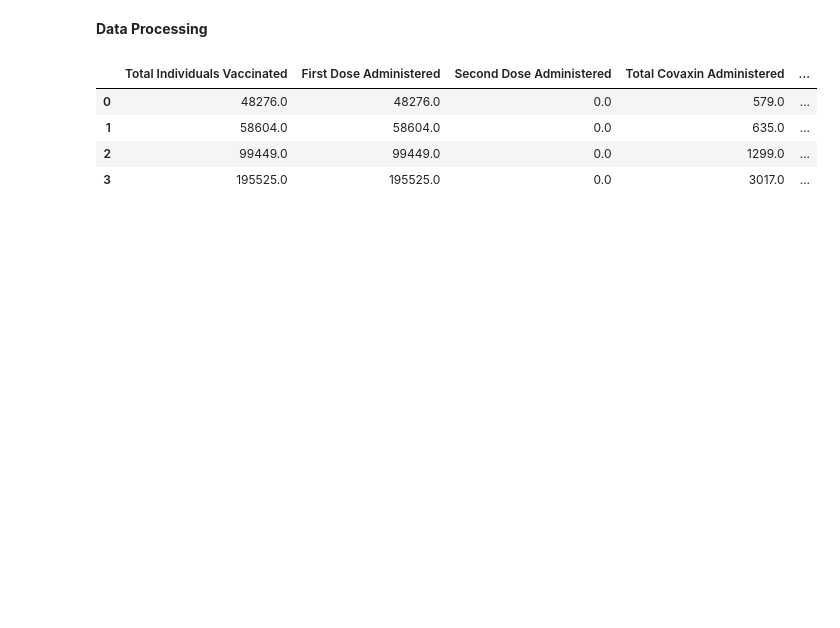
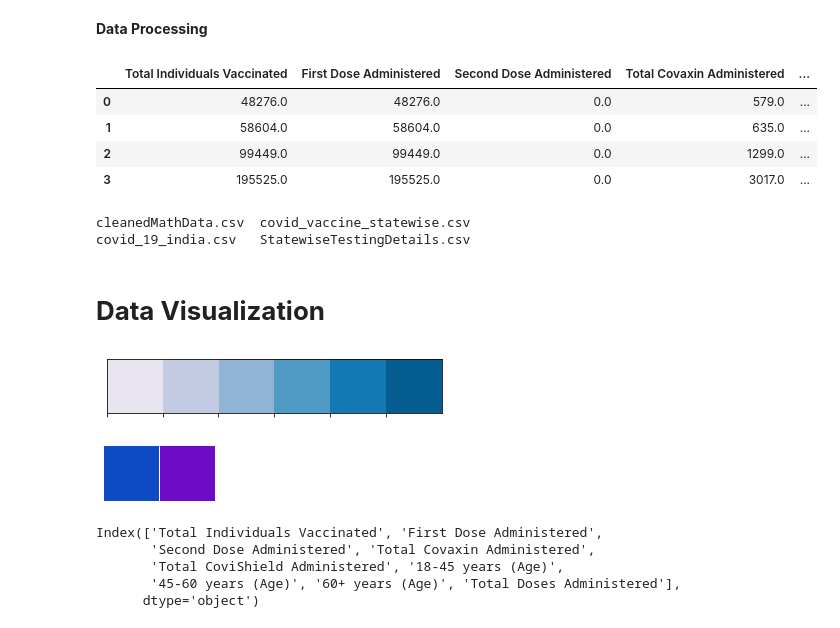
Before and after one commit to soumyakandari/MLnow_2.0, a Jupyter notebook: MLassignment1.ipynb, the cells around one changed output. Drawn from its saved outputs; the diff is of its cells as text; code cells hidden in the pictures; blank space fills up the shorter version.

```diff
--- a/MLassignment1.ipynb
+++ b/MLassignment1.ipynb
@@ -72,0 +75,29 @@ mathData.head(4)
+# %%
+ls
+# %% [output]
+cleanedMathData.csv  covid_vaccine_statewise.csv
+covid_19_india.csv   StatewiseTestingDetails.csv
+# %% [markdown]
+# **Data Visualization**
+# %%
+import seaborn as sns
+sns.palplot(sns.color_palette('PuBu')) #Purple to Blue colors
+pal = sns.color_palette('PuBu', 8) #print8 color shades from Purple to Blue
+pal.as_hex() #set hex code values for colors
+
+import matplotlib.pyplot as plt
+plt.style.use(['seaborn'])
+sns_colors = ['#0c4ac6', '#6c0cc6'] #blue Purple hex codes
+sns.set_palette(sns_colors) #set the palette as sns_colors
+sns.palplot(sns.color_palette(sns_colors)) #plot the color codes
+# %% [output]
+[figure, added]
+[figure, added]
+# %%
+mathData.columns # columns in dataframe
+# %% [output]
+Index(['Total Individuals Vaccinated', 'First Dose Administered',
+       'Second Dose Administered', 'Total Covaxin Administered',
+       'Total CoviShield Administered', '18-45 years (Age)',
+       '45-60 years (Age)', '60+ years (Age)', 'Total Doses Administered'],
+      dtype='object')
```
Also changed, not shown: parts of 5 cells of this notebook.
